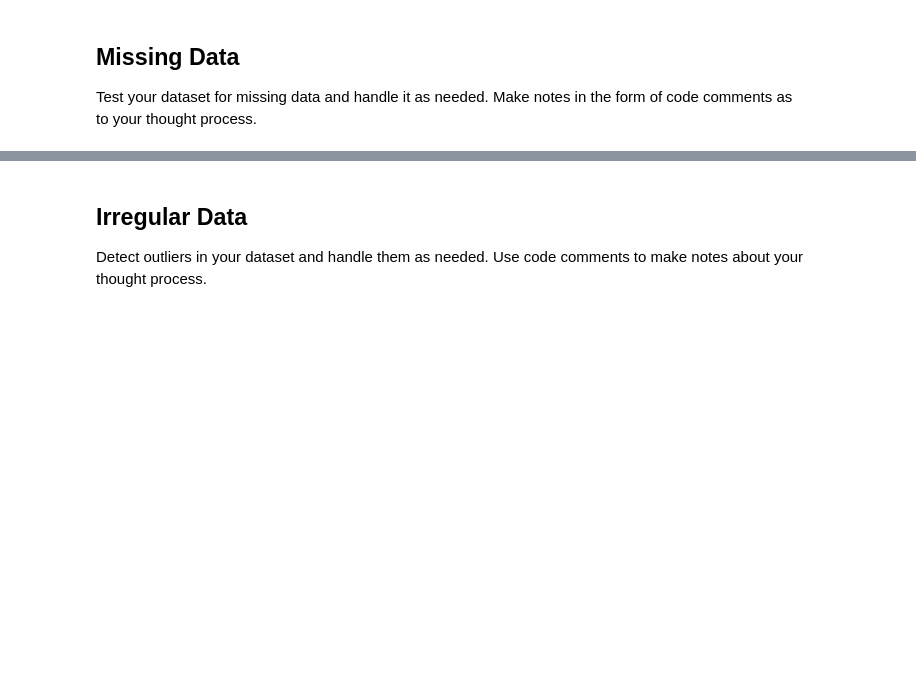
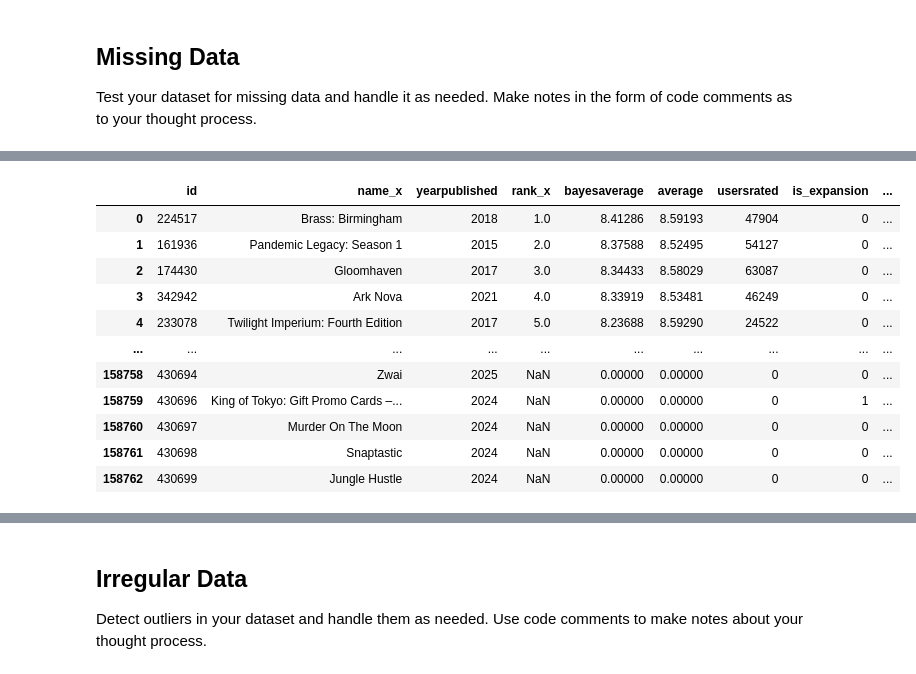
Before and after one commit to DataLore777/cleaning-data-checkpoint, a Jupyter notebook: checkpoint_three.ipynb, the cells around one changed output, grey strips where cells are left out. Saved outputs shown, nothing was run; the diff lists cells and outputs as text; code cells hidden in the pictures; blank space fills up the shorter version.

```diff
--- a/checkpoint_three.ipynb
+++ b/checkpoint_three.ipynb
@@ -191,0 +89,81 @@ display(mismatched)
+# %%
+# The dataset is missing some data from 2023. I've taken recent data from BoardGameGeek and merged it with the data that contains the category information.
+
+df_merged = pd.merge(df, df_supplement, how="left", left_on='id', right_on='bgg_id')
+df_merged = df_merged.sort_values('rank_x', ascending=True, na_position='last')
+
+
+# This next section I was just using to keep the dataset from crashing my computer when looking at large sections.
+# I'm leaving it in because it's a pain to type all this out again, and I might need it.
+
+
+# df_merged = df_merged[['id',
+#     'name_x',
+#     'yearpublished',
+#     'rank_x',
+#     'bayesaverage',
+#     'average',
+#     'usersrated',
+#     'is_expansion',
+#     'abstracts_rank',
+#     'cgs_rank',
+#     'childrensgames_rank',
+#     'familygames_rank',
+#     'partygames_rank',
+#     'strategygames_rank',
+#     'thematic_rank',
+#     'wargames_rank',
+#     'bgg_id',
+#     'name_y',
+#     'year',
+#     'game_type',
+#     'designer',
+#     'artist',
+#     'publisher',
+#     'min_players',
+#     'max_players',
+#     'min_players_rec',
+#     'max_players_rec',
+#     'min_players_best',
+#     'max_players_best',
+#     'min_age',
+#     'min_age_rec',
+#     'min_time',
+#     'max_time',
+#     'category',
+#     'mechanic',
+#     'cooperative',
+#     'rank_y'
+#     'compilation',
+#     'compilation_of',
+#     'family',
+#     'implementation',
+#     'integration',
+#     'complexity',
+#     'language_dependency',
+#     'bga_id',
+#     'dbpedia_id',
+#     'luding_id',
+#     'spielen_id',
+#     'wikidata_id',
+#     'wikipedia_id'
+#     ]]
+
+
+pd.set_option('display.max_rows', 20)
+pd.set_option('display.max_columns', None)
+
+display(df_merged)
+# %% [output]
+|  | id | name_x | yearpublished | rank_x | bayesaverage | average | usersrated | is_expansion | ... |
+| 0 | 224517 | Brass: Birmingham | 2018 | 1.0 | 8.41286 | 8.59193 | 47904 | 0 | ... |
+| 1 | 161936 | Pandemic Legacy: Season 1 | 2015 | 2.0 | 8.37588 | 8.52495 | 54127 | 0 | ... |
+| 2 | 174430 | Gloomhaven | 2017 | 3.0 | 8.34433 | 8.58029 | 63087 | 0 | ... |
+| 3 | 342942 | Ark Nova | 2021 | 4.0 | 8.33919 | 8.53481 | 46249 | 0 | ... |
+| 4 | 233078 | Twilight Imperium: Fourth Edition | 2017 | 5.0 | 8.23688 | 8.59290 | 24522 | 0 | ... |
+| ... | ... | ... | ... | ... | ... | ... | ... | ... | ... |
+| 158758 | 430694 | Zwai | 2025 | NaN | 0.00000 | 0.00000 | 0 | 0 | ... |
+| 158759 | 430696 | King of Tokyo: Gift Promo Cards –... | 2024 | NaN | 0.00000 | 0.00000 | 0 | 1 | ... |
+| 158760 | 430697 | Murder On The Moon | 2024 | NaN | 0.00000 | 0.00000 | 0 | 0 | ... |
+| 158761 | 430698 | Snaptastic | 2024 | NaN | 0.00000 | 0.00000 | 0 | 0 | ... |
+| 158762 | 430699 | Jungle Hustle | 2024 | NaN | 0.00000 | 0.00000 | 0 | 0 | ... |
```
Also changed, not shown: parts of 23 cells of this notebook, 3 other files.
